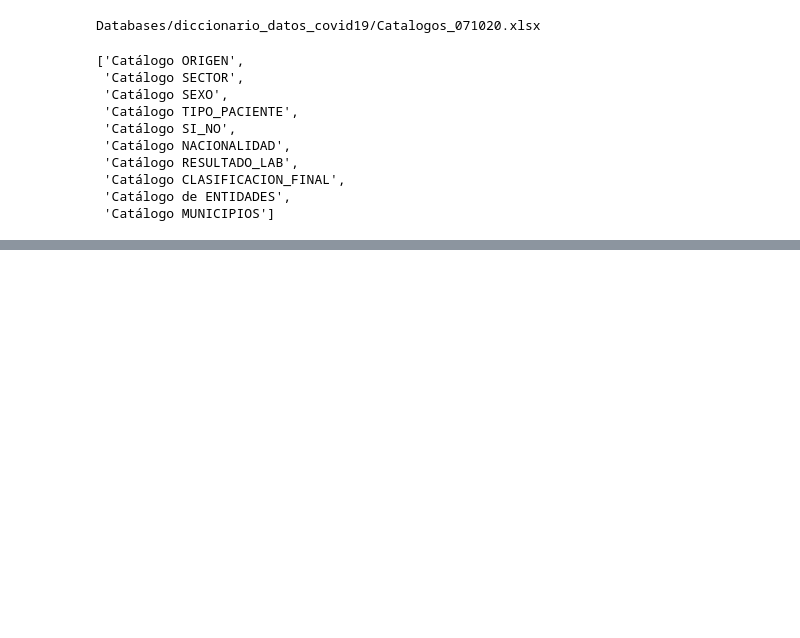
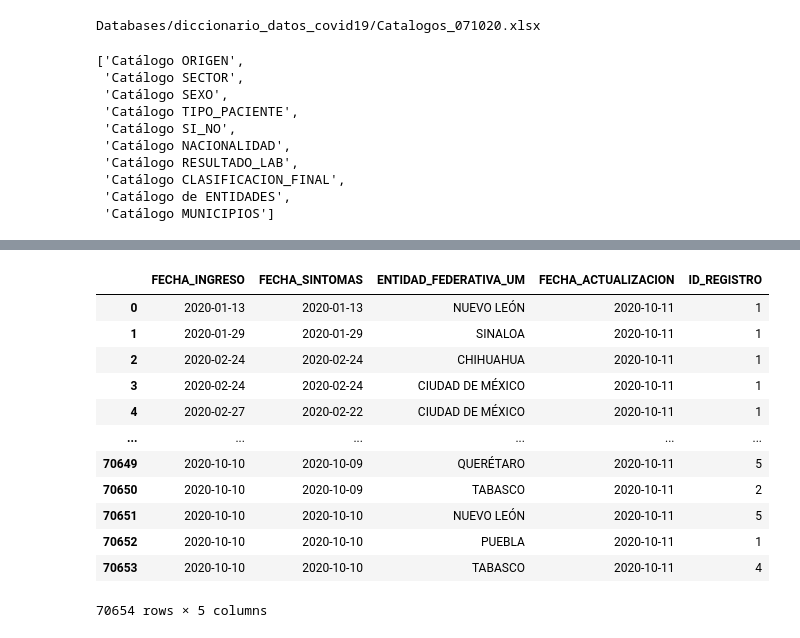
Before and after one commit to cmaroblesg/Advanced_DataScience_Capstone, a Jupyter notebook: COVID_Databases.ipynb, the cells around one changed output, grey strips where cells are left out. Saved outputs shown, nothing was run; the diff lists cells and outputs as text; code cells hidden in the pictures; blank space fills up the shorter version.

```diff
--- a/COVID_Databases.ipynb
+++ b/COVID_Databases.ipynb
@@ -412,0 +415,18 @@ KeyboardInterrupt:
+# %%
+x=data.groupby(['FECHA_INGRESO'],as_index=False)['ID_REGISTRO'].count()
+# %%
+x
+# %% [output]
+|  | FECHA_INGRESO | FECHA_SINTOMAS | ENTIDAD_FEDERATIVA_UM | FECHA_ACTUALIZACION | ID_REGISTRO |
+| 0 | 2020-01-13 | 2020-01-13 | NUEVO LEÓN | 2020-10-11 | 1 |
+| 1 | 2020-01-29 | 2020-01-29 | SINALOA | 2020-10-11 | 1 |
+| 2 | 2020-02-24 | 2020-02-24 | CHIHUAHUA | 2020-10-11 | 1 |
+| 3 | 2020-02-24 | 2020-02-24 | CIUDAD DE MÉXICO | 2020-10-11 | 1 |
+| 4 | 2020-02-27 | 2020-02-22 | CIUDAD DE MÉXICO | 2020-10-11 | 1 |
+| ... | ... | ... | ... | ... | ... |
+| 70649 | 2020-10-10 | 2020-10-09 | QUERÉTARO | 2020-10-11 | 5 |
+| 70650 | 2020-10-10 | 2020-10-09 | TABASCO | 2020-10-11 | 2 |
+| 70651 | 2020-10-10 | 2020-10-10 | NUEVO LEÓN | 2020-10-11 | 5 |
+| 70652 | 2020-10-10 | 2020-10-10 | PUEBLA | 2020-10-11 | 1 |
+| 70653 | 2020-10-10 | 2020-10-10 | TABASCO | 2020-10-11 | 4 |
+70654 rows × 5 columns
```
Also changed, not shown: parts of 47 cells of this notebook, 1 other file.
